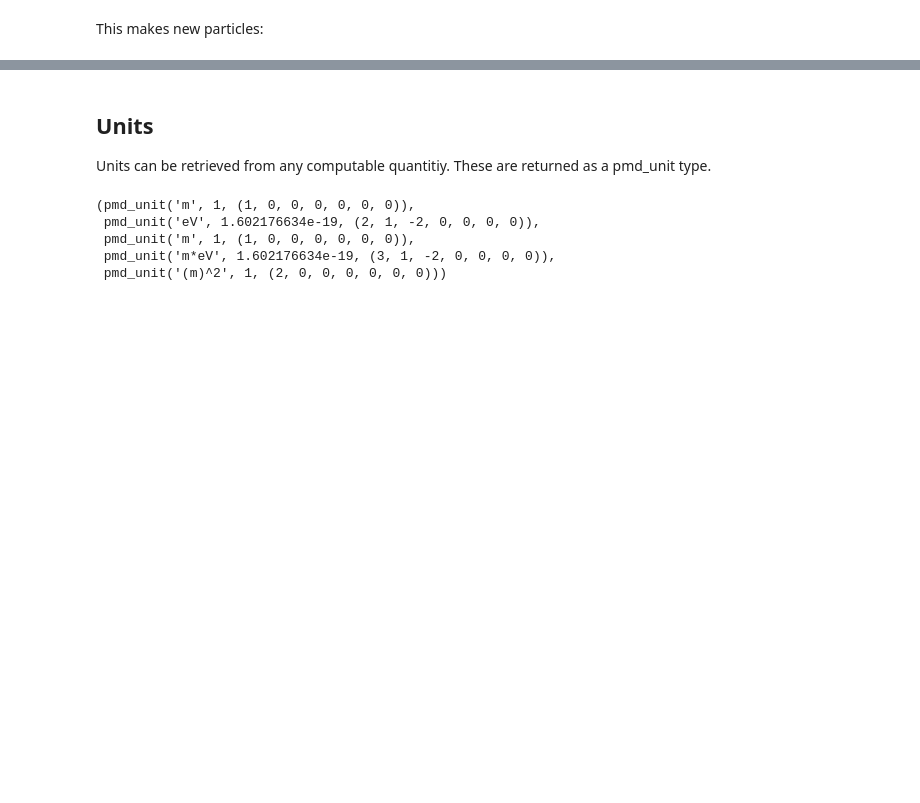
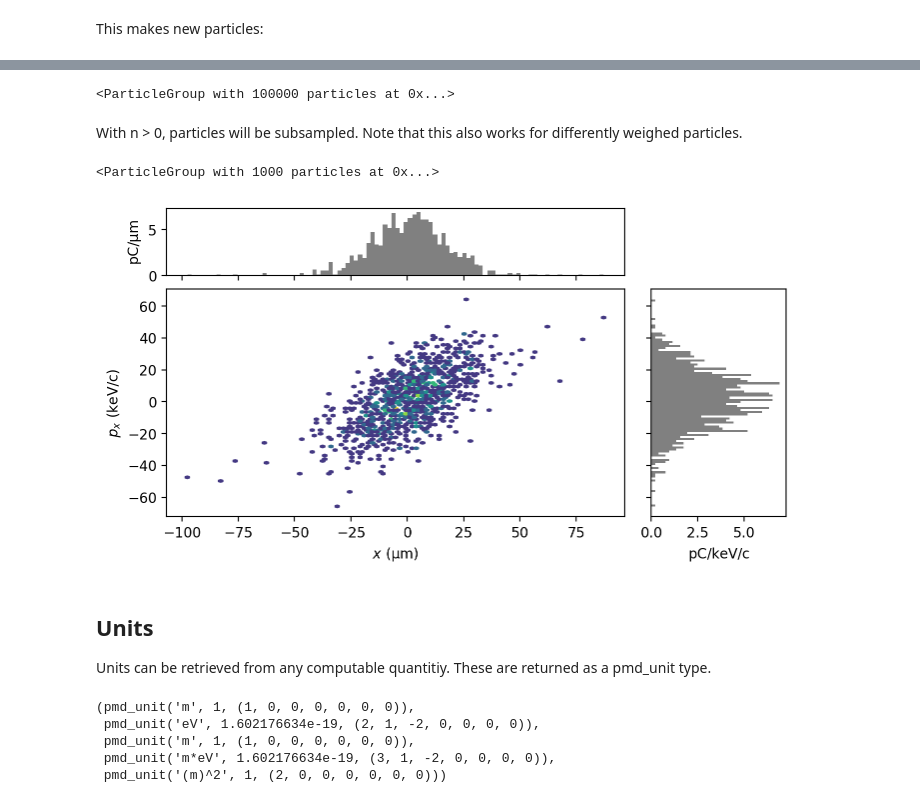
Before and after one commit to ChristopherMayes/openPMD-beamphysics, a Jupyter notebook: examples/particle_examples/particle_examples.ipynb, the cells around one changed output, grey strips where cells are left out. Drawn from its saved outputs; the diff is of its cells as text; code cells hidden in the pictures; blank space fills up the shorter version.

```diff
--- a/examples/particle_examples/particle_examples.ipynb
+++ b/examples/particle_examples/particle_examples.ipynb
@@ -161,3 +167,17 @@ P2.twiss('x')
+# %%
+P.resample()
+# %% [output]
+<ParticleGroup with 100000 particles at 0x...>
+# %% [markdown]
+With n > 0, particles will be subsampled. Note that this also works for differently weighed particles.
+# %%
+P.resample(1000)
+# %% [output]
+<ParticleGroup with 1000 particles at 0x...>
+# %%
+P.resample(1000).plot('x', 'px', bins=100)
+# %% [output]
+[figure, added]
 # %% [markdown]
 ## Units
 
```
Also changed, not shown: parts of 6 cells of this notebook, 36 other files.
